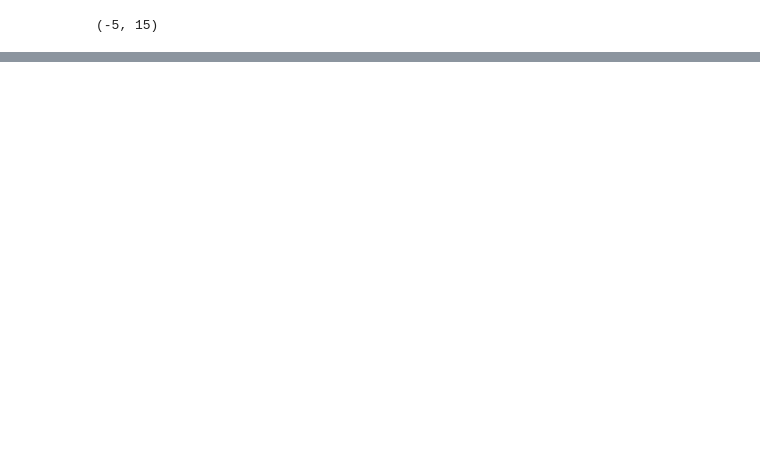
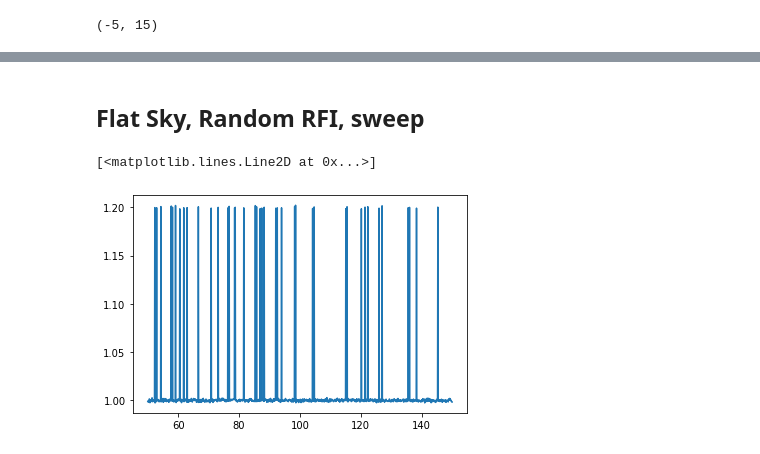
Before and after one commit to edges-collab/edges-cal, a Jupyter notebook: devel/rfi_exploration.ipynb, the cells around one changed output, grey strips where cells are left out. Cells and saved outputs as stored; diff of their text form; code cells hidden in the pictures; blank space fills up the shorter version.

```diff
--- a/devel/rfi_exploration.ipynb
+++ b/devel/rfi_exploration.ipynb
@@ -562,0 +639,20 @@ ax[2].set_ylim((-5, 15))
+# %% [markdown]
+## Flat Sky, Random RFI, sweep
+# %%
+def rfi_random_1d():
+    a = np.zeros(NFREQ)
+    np.random.seed(12345)
+    a[np.random.randint(0, len(a), 40)] = 1
+    return a
+# %%
+scale=1000
+std = uniform_sky / scale
+amp = std.max() * 200
+noise = thermal_noise(uniform_sky, scale=scale, seed=1010)
+rfi = rfi_random_1d() * amp
+sky = uniform_sky + noise + rfi
+
+plt.plot(freq, sky)
+# %% [output]
+[<matplotlib.lines.Line2D at 0x...>]
+[figure, added]
```
Also changed, not shown: parts of 16 cells of this notebook, 3 other files.
